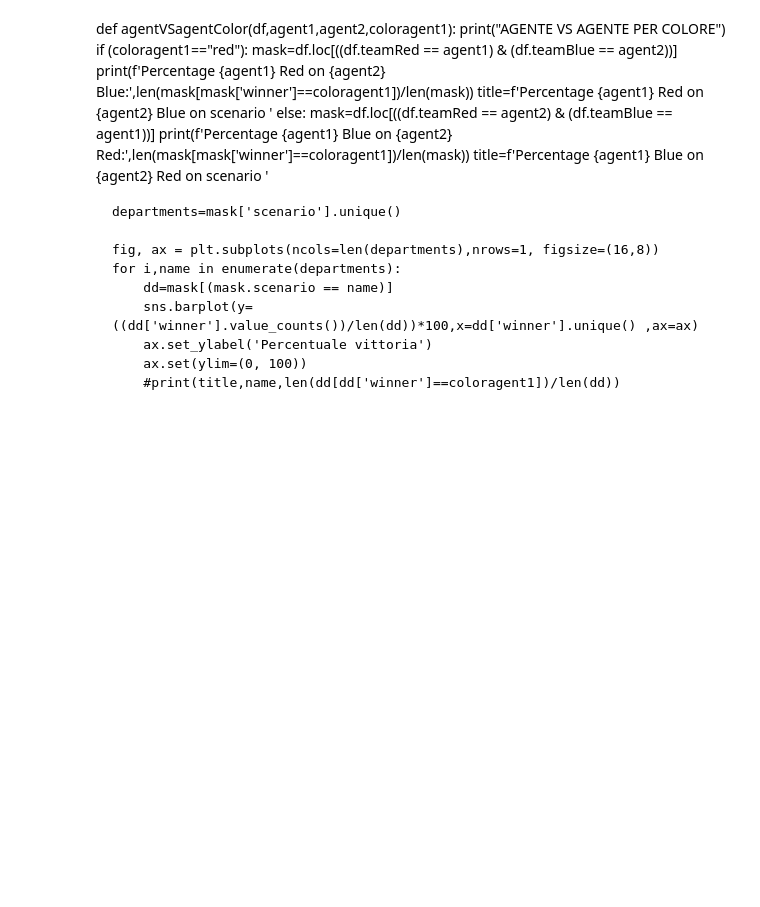
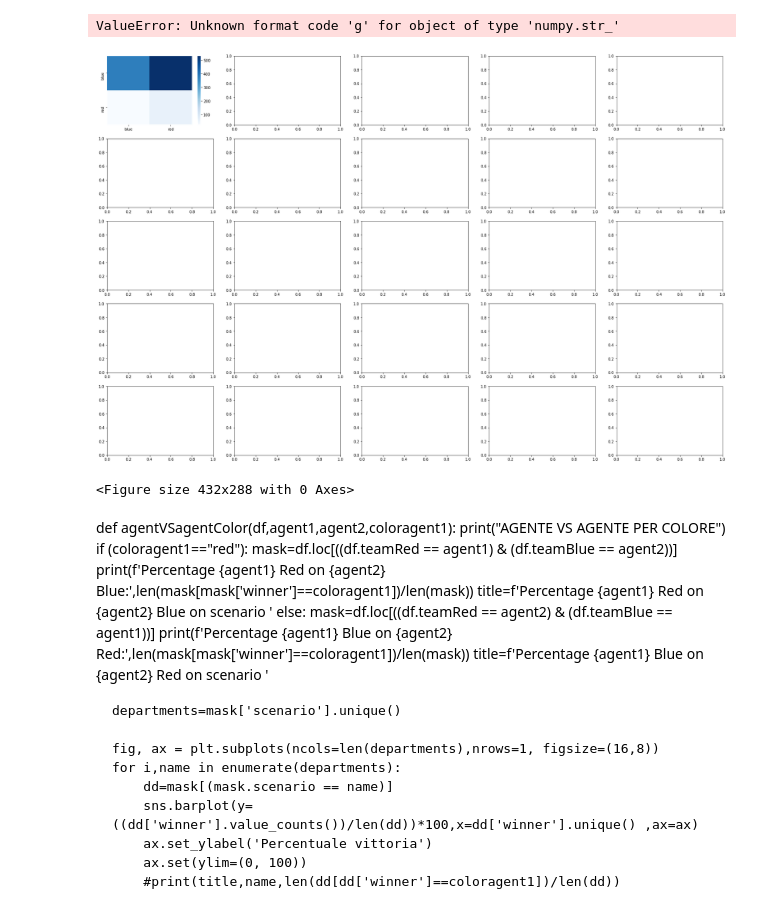
Before and after one commit to IDSIA/NewTechnoWar, a Jupyter notebook: code/notebooks/AgentAnalysis.ipynb, the cells around one changed output. Drawn from its saved outputs; the diff is of its cells as text; code cells hidden in the pictures; blank space fills up the shorter version.

Commit message:
heatmap e confusion

```diff
--- a/code/notebooks/AgentAnalysis.ipynb
+++ b/code/notebooks/AgentAnalysis.ipynb
@@ -19,7 +22,7 @@ def createDf(output):
     agents = ['RandomAgent','RegressorAgent','ClassifierAgent','GreedyAgent','RegressorMultiAgent']
     scenarios = ['Junction']
     all_json=[]
-    for i in range(0, 100):
+    for i in range(1000):
         for s in scenarios:
             for agentRed, agentBlue in product(agents, agents):
                 file_name=f'../{output}/{agentRed}_{agentBlue}_{s}_{i}.json'
@@ -110,0 +85,14 @@ def agentVsColor(df,agent):
+# %%
+def confusionMatrix(df):
+    agents = ['RandomAgent','RegressorAgent','ClassifierAgent','GreedyAgent','RegressorMultiAgent']
+    fig_c, axs = plt.subplots(ncols=len(agents),nrows=len(agents),figsize=(30,20))
+    for i,name in enumerate(agents):
+        labels = ['True Neg','False Pos','False Neg','True Pos']
+        categories = df['winner'].unique()
+        for n in range(len(agents)):
+            df_plot=df.loc[((df['teamRed'] == name)&(df['teamBlue'] == agents[n]))].copy()
+            y_win=df_plot['winner'].values
+            y_score = df_plot['playerWithMaxScore'].values
+            cf_matrix = confusion_matrix(y_win, y_score)
+            make_confusion_matrix(cf_matrix,categories=categories, title=f'{name} vs {agents[n]}',ax=axs[i][n])
+    fig_c.tight_layout()
@@ -111,4 +193,3 @@ def agentVsColor(df,agent):
 # %%
 dfAll=createDf("output")
-dfAll["winnerAgent"]=addWinnerColumn(dfAll)
 # %%
@@ -126,3 +197,9 @@ agentVsColor(dfAll,'RegressorAgent')
+# %%
+confusionMatrix(dfAll)
+# %% [output]
+ValueError: Unknown format code 'g' for object of type 'numpy.str_'
+[figure, added]
+<Figure size 432x288 with 0 Axes>
 # %% [markdown]
 def agentVSagentColor(df,agent1,agent2,coloragent1):
     print("AGENTE VS AGENTE PER COLORE")
```
Also changed, not shown: parts of 18 cells of this notebook, 1 other file.
